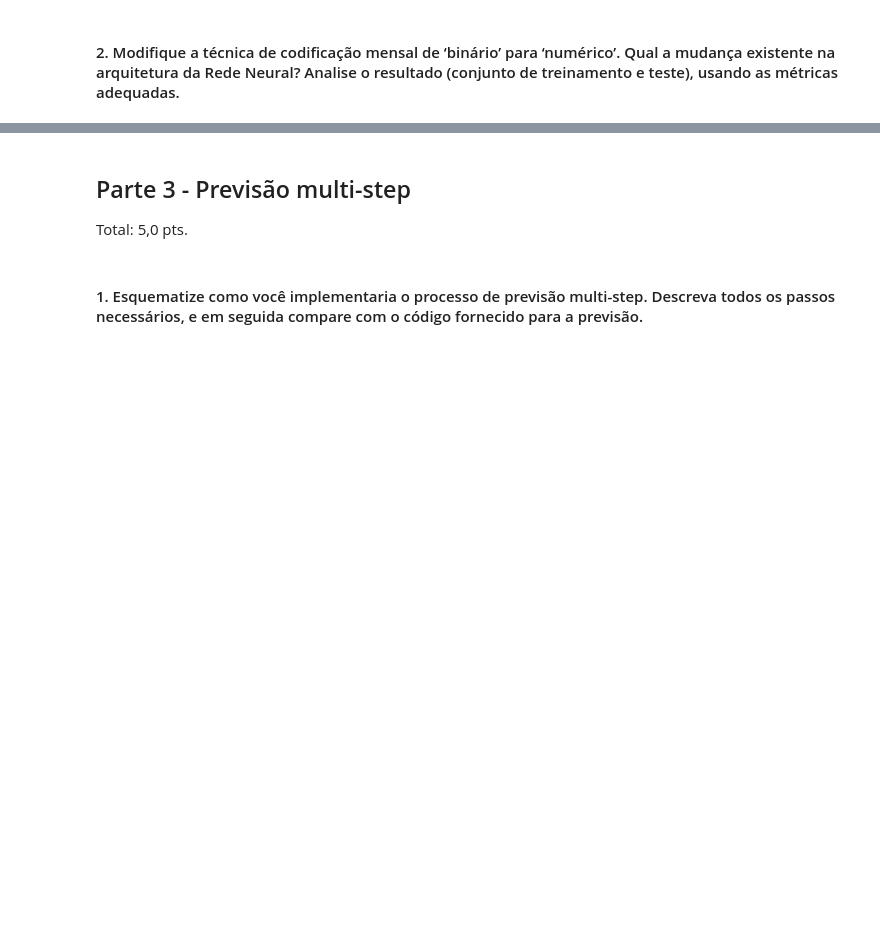
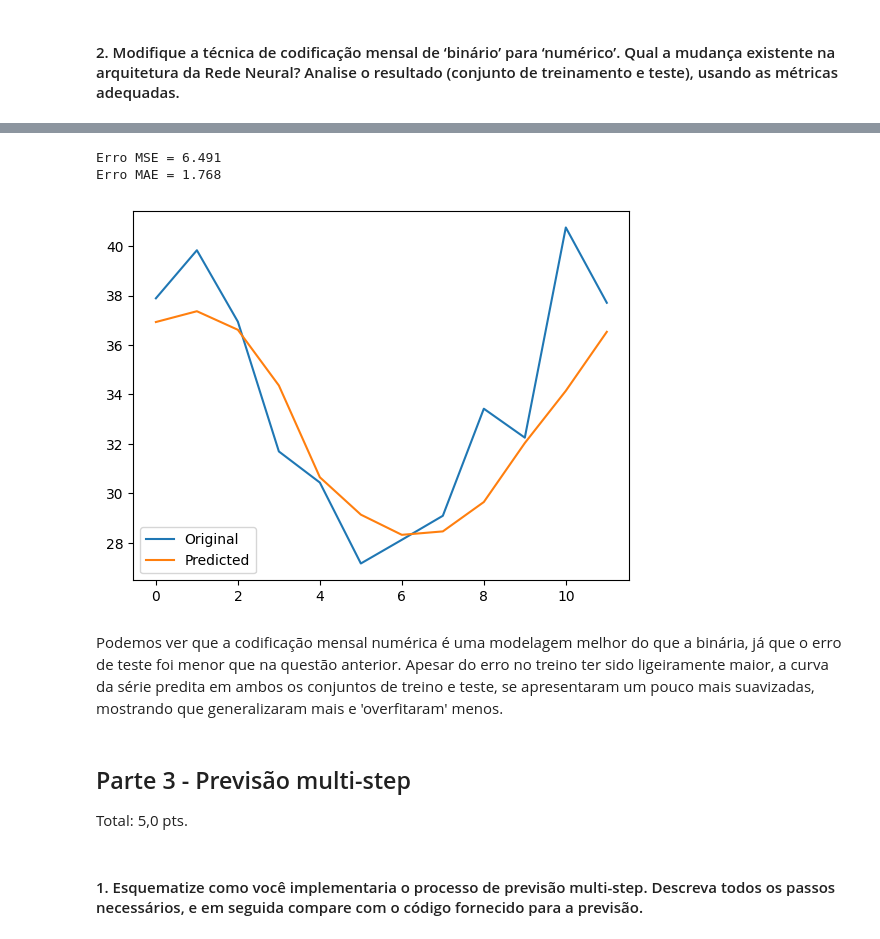
Before and after one commit to thimabru1010/PUC_Redes_Neurais, a Jupyter notebook: grad/lista 2/lista_2.ipynb, the cells around one changed output, grey strips where cells are left out. Saved outputs shown, nothing was run; the diff lists cells and outputs as text; code cells hidden in the pictures; blank space fills up the shorter version.

```diff
--- a/grad/lista 2/lista_2.ipynb
+++ b/grad/lista 2/lista_2.ipynb
@@ -337,3 +474,23 @@ print(f'Erro MSE = {round(mse_error,3)} \nErro MAE = {round(mae_error,3)}')
+# %%
+y_pred = model(torch.from_numpy(X_test).float().to(device))
+y_hat = y_pred.detach().cpu().numpy()
+
+orig_y_eval = y_test*(_max-_min) + _min
+orig_y_hat = y_hat*(_max-_min) + _min
+mae_error = mean_absolute_error(orig_y_eval, orig_y_hat)
+mse_error = mean_squared_error(orig_y_eval, orig_y_hat)
+
+plt.plot(orig_y_eval)
+plt.plot(orig_y_hat)
+plt.legend(['Original','Predicted'])
+
+print(f'Erro MSE = {round(mse_error,3)} \nErro MAE = {round(mae_error,3)}')
+# %% [output]
+Erro MSE = 6.491
+Erro MAE = 1.768
+[figure, added]
+# %% [markdown]
+Podemos ver que a codificação mensal numérica é uma modelagem melhor do que a binária, já que o erro de teste foi menor que na questão anterior. Apesar do erro no treino ter sido ligeiramente maior, a curva da série predita em ambos os conjuntos de treino e teste, se apresentaram um pouco mais suavizadas, mostrando que generalizaram mais e 'overfitaram' menos.
 # %% [markdown]
 ## Parte 3 - Previsão multi-step
 
```
Also changed, not shown: parts of 40 cells of this notebook.
